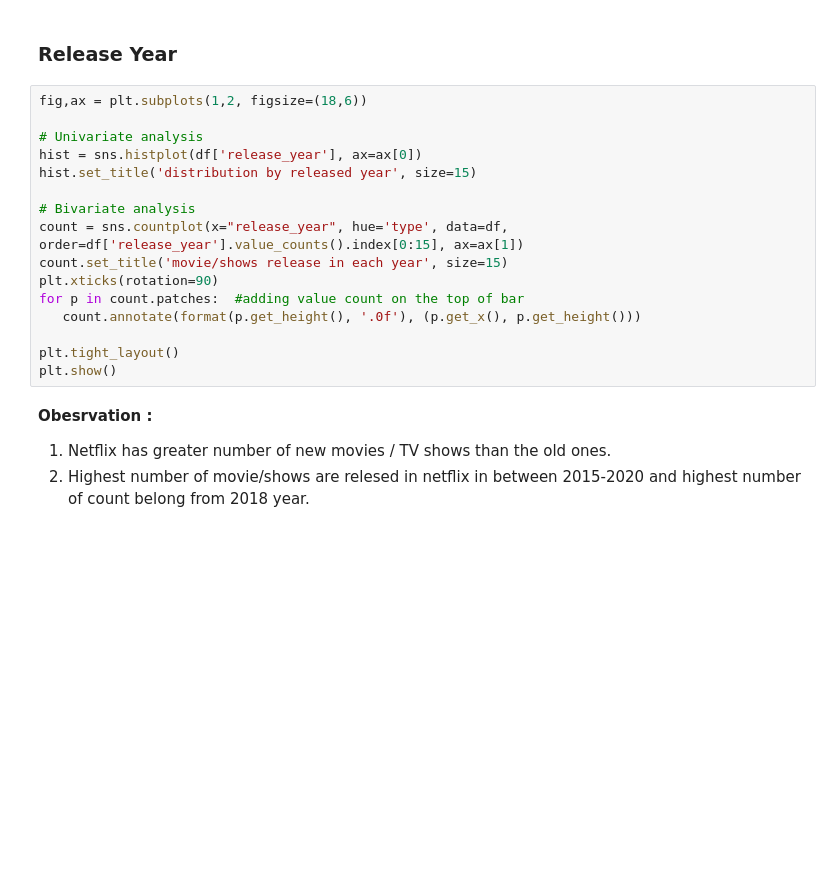
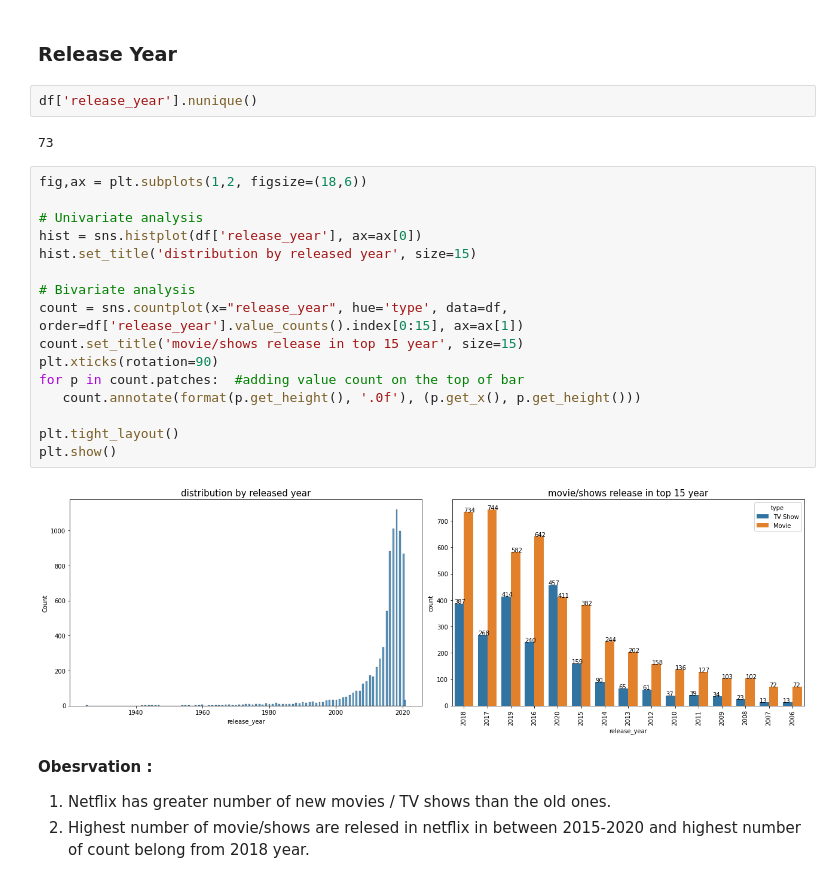
Before and after one commit to harkpun/Netflix-Movie-and-TV-Shows-Clustering, a Jupyter notebook: Netflix_Movie_and_TV_Shows_Clustering.ipynb, the cells around one changed output. Drawn from its saved outputs; the diff is of its cells as text; blank space fills up the shorter version.

```diff
--- a/Netflix_Movie_and_TV_Shows_Clustering.ipynb
+++ b/Netflix_Movie_and_TV_Shows_Clustering.ipynb
@@ -297,22 +416,28 @@ df['country'].value_counts().nlargest(10).sum()/len(df)*100
 - The top 10 countries together account for about 63% of all movies and TV shows in the dataset.
 # %% [markdown]
 ### **Release Year**
+# %%
+df['release_year'].nunique()
+# %% [output]
+73
 # %%
 fig,ax = plt.subplots(1,2, figsize=(18,6))
 
 # Univariate analysis
 hist = sns.histplot(df['release_year'], ax=ax[0])
 hist.set_title('distribution by released year', size=15)
 
 # Bivariate analysis
 count = sns.countplot(x="release_year", hue='type', data=df, order=df['release_year'].value_counts().index[0:15], ax=ax[1])
-count.set_title('movie/shows release in each year', size=15)
+count.set_title('movie/shows release in top 15 year', size=15)
 plt.xticks(rotation=90)
 for p in count.patches:  #adding value count on the top of bar
    count.annotate(format(p.get_height(), '.0f'), (p.get_x(), p.get_height()))
 
 plt.tight_layout()
 plt.show()
+# %% [output]
+[figure, added]
 # %% [markdown]
 **Obesrvation :**
 1. Netflix has greater number of new movies / TV shows than the old ones.
```
Also changed, not shown: parts of 187 cells of this notebook.
